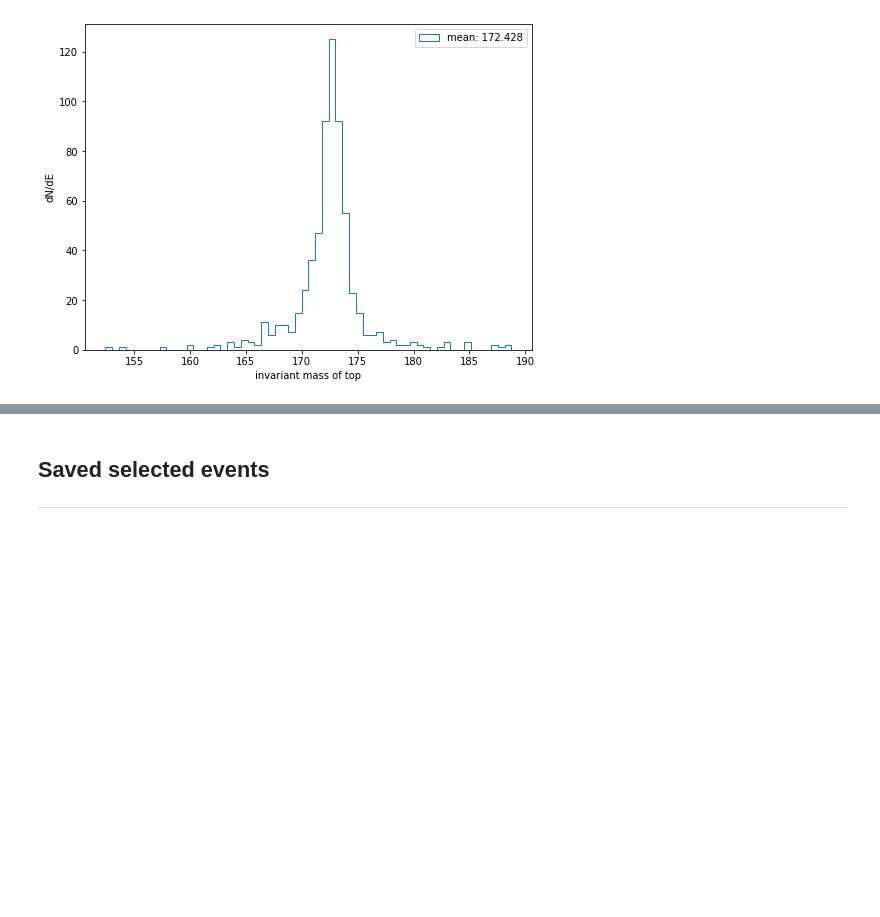
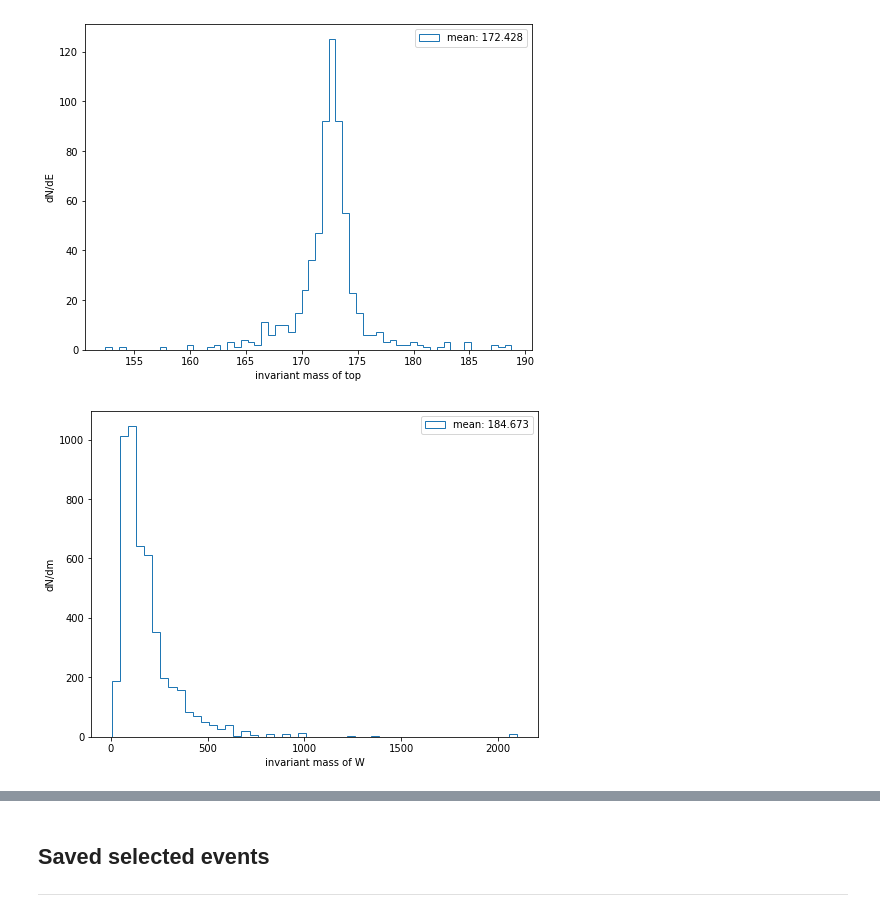
Before and after one commit to mfenton0/HEP-jet-assignment, a Jupyter notebook: analysis_script/parse_uproot_S1.ipynb, the cells around one changed output, grey strips where cells are left out. Cells and saved outputs as stored; diff of their text form; code cells hidden in the pictures; blank space fills up the shorter version.

Commit message:
feat: add invariant mass reconstructe by matched jet

```diff
--- a/analysis_script/parse_uproot_S1.ipynb
+++ b/analysis_script/parse_uproot_S1.ipynb
@@ -581,0 +580,46 @@ N_match_top_in_event = np.array(N_match_top_in_event)
+# %%
+W_plus_inv_jet = []
+W_minus_inv_jet = []
+
+tmp = 0
+tmp_p = 0
+
+for i in range(len(N_match_top_in_event)):
+    if N_match_top_in_event[i] == 2:
+        for j in range(len(jet_parton_index[i])):
+            if jet_parton_index[i][j] == 1:
+                pt_1 = jet_pt[i][j]
+                eta_1 = jet_eta[i][j]
+                phi_1 = jet_phi[i][j]
+                #print(pt_1, eta_1, phi_1)
+            if jet_parton_index[i][j] == 2:
+                pt_2 = jet_pt[i][j]
+                eta_2 = jet_eta[i][j]
+                phi_2 = jet_phi[i][j]
+                #print(pt_2, eta_2, phi_2)
+
+
+            if jet_parton_index[i][j] == 4:
+                pt_3 = jet_pt[i][j]
+                eta_3 = jet_eta[i][j]
+                phi_3 = jet_phi[i][j]
+
+            if jet_parton_index[i][j] == 5:
+                pt_4 = jet_pt[i][j]
+                eta_4 = jet_eta[i][j]
+                phi_4 = jet_phi[i][j]
+
+            tmp = np.sqrt( 2*pt_1*pt_2*( np.cosh( eta_1 - eta_2 ) - np.cos( phi_1 - phi_2 ) ) )
+            tmp_p = np.sqrt( 2*pt_3*pt_4*( np.cosh( eta_3 - eta_4 ) - np.cos( phi_3 - phi_4 ) ) )
+
+            W_plus_inv_jet.append(tmp)
+            W_minus_inv_jet.append(tmp_p)
+# %%
+plt.figure(figsize=(8,6))
+plt.hist(W_plus_inv_jet, bins = 50 ,histtype='step', label='mean: {0:.3f}'.format(np.mean(W_plus_inv_jet)))
+plt.xlabel('invariant mass of W')
+plt.ylabel('dN/dm')
+plt.legend(loc='upper right')
+plt.show()
+# %% [output]
+[figure, added]
```
Also changed, not shown: parts of 4 cells of this notebook.
